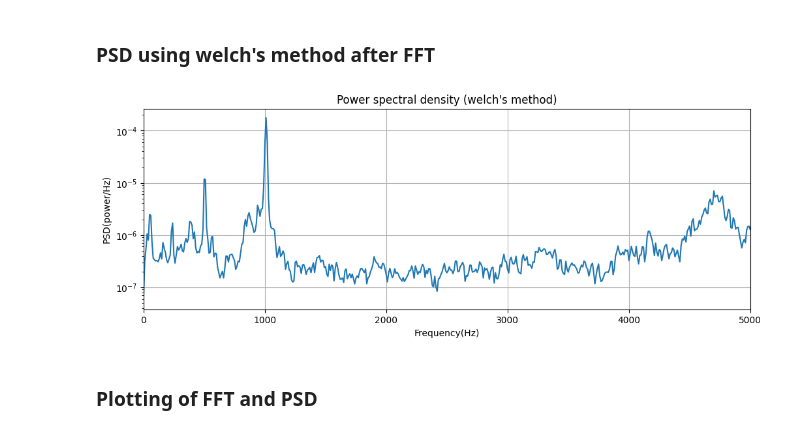
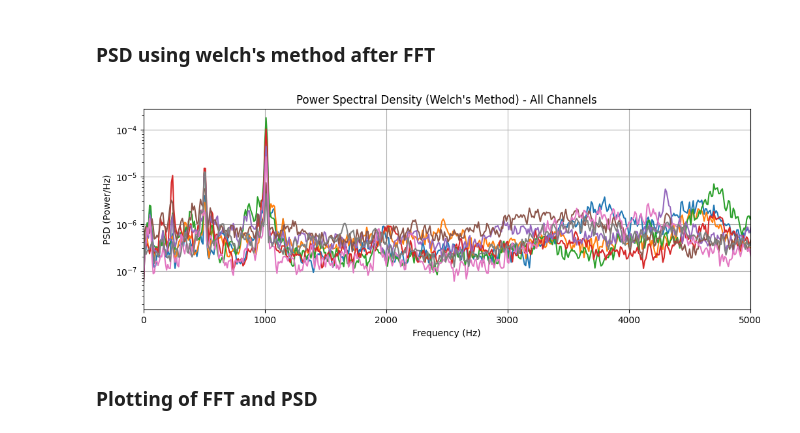
Before and after one commit to sahil07-rg/Vibrational-analysis, a Jupyter notebook: Notebook/Vibrational_analysis.ipynb, the cells around one changed output. Drawn from its saved outputs; the diff is of its cells as text; code cells hidden in the pictures.

```diff
--- a/Notebook/Vibrational_analysis.ipynb
+++ b/Notebook/Vibrational_analysis.ipynb
@@ -23,6 +32,10 @@ Total samples: 20480
 # %% [markdown]
 #### As the data is not centred around zero so we did the DC offset removing to centre it around the 0.
 # %%
+# Ensure data is loaded from the first file for demonstration
+file_path = "filedata/2003.10.22.12.06.24"
+data = np.loadtxt(file_path)
+
 data_dc = data - np.mean(data)
 print("Mean before:", np.mean(data))
 print("Mean after :", np.mean(data_dc))
@@ -128,27 +146,29 @@ plt.show()
 # %%
 from scipy.signal import welch
 
 Fs = 20480
-signal = cleaned_data[:, 2]   # channel 2
+signals = cleaned_data[:, :8]
 
-freqs, psd = welch(  #Declaring PSD function.
-    signal,
+freqs, psd = welch(
+    signals,
     fs=Fs,
     window='hann',
-    nperseg=2048, # Defining segement length
-    noverlap=1024, # DEfining overlap length
-    scaling='density'
+    nperseg=2048,
+    noverlap=1024,
+    scaling='density',
+    axis=0
 )
+
 plt.figure(figsize=(12,4))
-plt.semilogy(freqs,psd)
-plt.title("Power spectral density (welch's method)")
-plt.xlabel("Frequency(Hz)")
-plt.ylabel("PSD(power/Hz)")
-plt.xlim(0,5000)
+plt.semilogy(freqs, psd)
+plt.title("Power Spectral Density (Welch's Method) - All Channels")
+plt.xlabel("Frequency (Hz)")
+plt.ylabel("PSD (Power/Hz)")
+plt.xlim(0, 5000)
 plt.grid()
 plt.show()
 # %% [output]
-[figure, old version]
+[figure, new version]
 # %% [markdown]
 ### Plotting of FFT and PSD
 # %%
```
Also changed, not shown: parts of 46 cells of this notebook.
